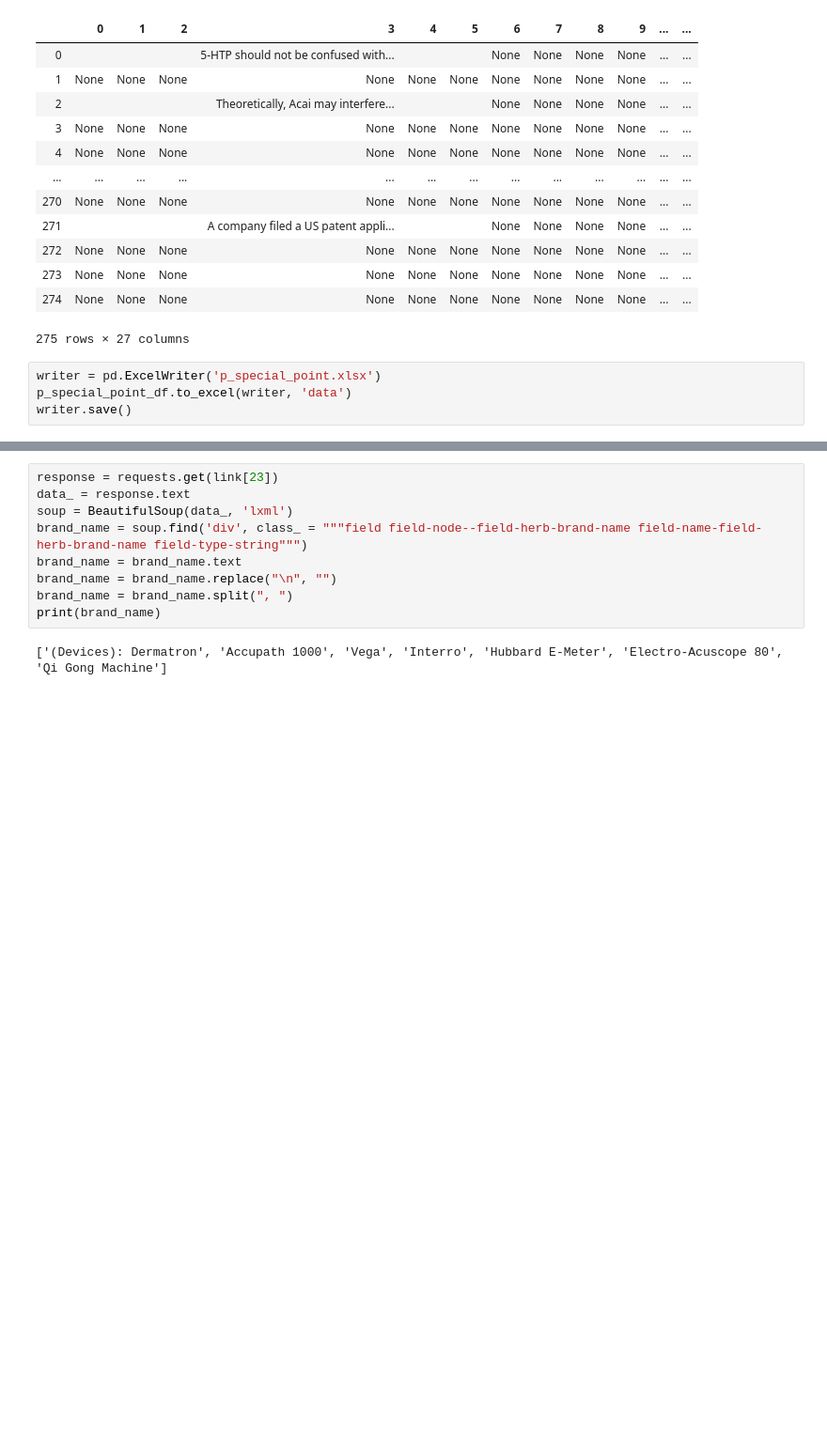
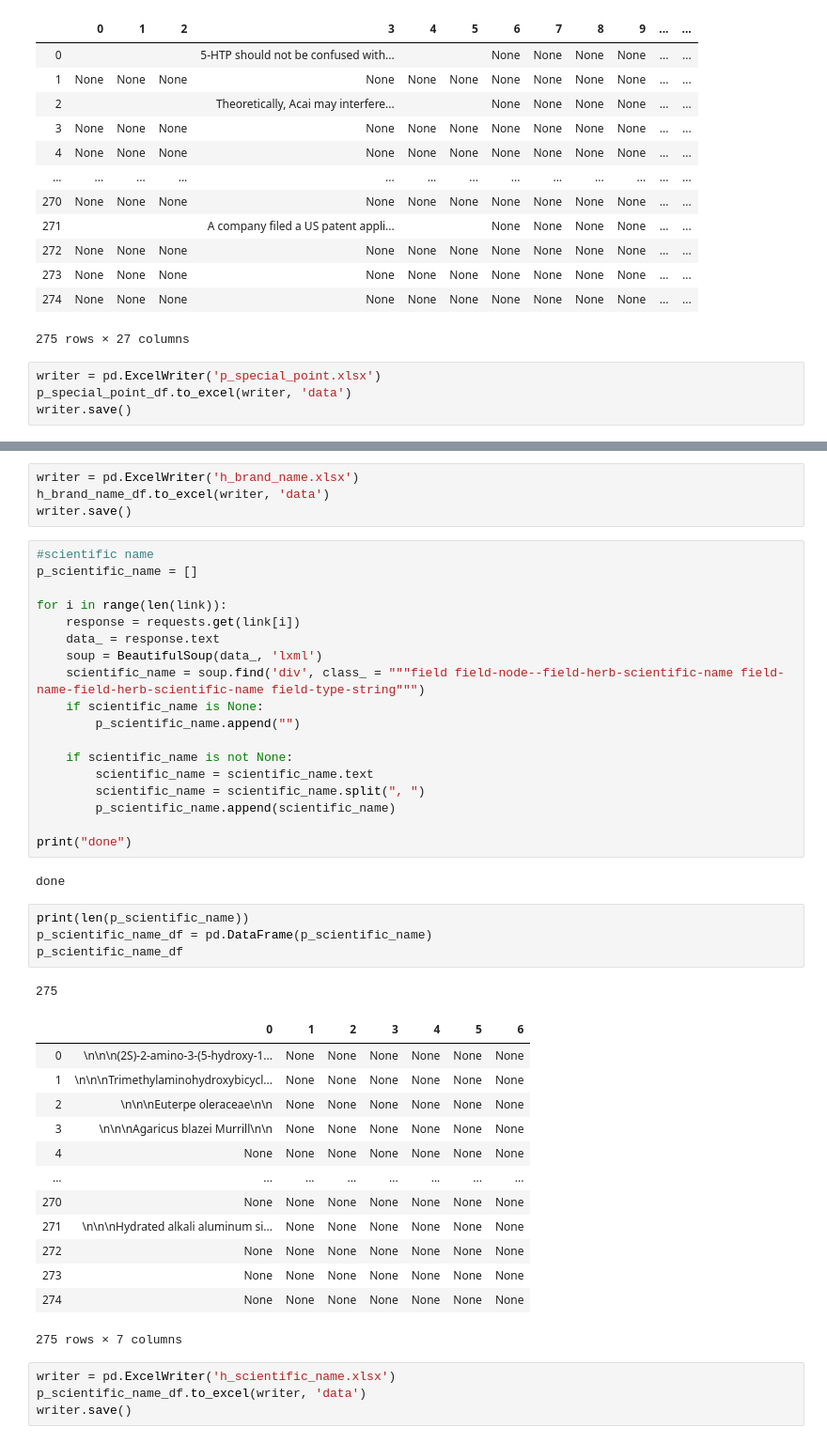
Before and after one commit to yingxuan0806/UROP-OncoRx, a Jupyter notebook: Data/About Herbs/scraper.ipynb, the cells around one changed output, grey strips where cells are left out. Shown: that part at 94% size. Cells and saved outputs as stored; diff of their text form; blank space fills up the shorter version.

```diff
--- a/Data/About Herbs/scraper.ipynb
+++ b/Data/About Herbs/scraper.ipynb
@@ -935,11 +956,47 @@ print("done")
+# %%
+writer = pd.ExcelWriter('h_brand_name.xlsx')
+h_brand_name_df.to_excel(writer, 'data')
+writer.save()
 # %%
-response = requests.get(link[23])
-data_ = response.text
-soup = BeautifulSoup(data_, 'lxml')
-brand_name = soup.find('div', class_ = """field field-node--field-herb-brand-name field-name-field-herb-brand-name field-type-string""")
-brand_name = brand_name.text
-brand_name = brand_name.replace("\n", "")
-brand_name = brand_name.split(", ")
-print(brand_name)
+#scientific name
+p_scientific_name = []
+
+for i in range(len(link)):
+    response = requests.get(link[i])
+    data_ = response.text
+    soup = BeautifulSoup(data_, 'lxml')
+    scientific_name = soup.find('div', class_ = """field field-node--field-herb-scientific-name field-name-field-herb-scientific-name field-type-string""")
+    if scientific_name is None:
+        p_scientific_name.append("")
+
+    if scientific_name is not None:
+        scientific_name = scientific_name.text
+        scientific_name = scientific_name.split(", ")
+        p_scientific_name.append(scientific_name)
+
+print("done")
 # %% [output]
-['(Devices): Dermatron', 'Accupath 1000', 'Vega', 'Interro', 'Hubbard E-Meter', 'Electro-Acuscope 80', 'Qi Gong Machine']
+done
+# %%
+print(len(p_scientific_name))
+p_scientific_name_df = pd.DataFrame(p_scientific_name)
+p_scientific_name_df
+# %% [output]
+275
+|  | 0 | 1 | 2 | 3 | 4 | 5 | 6 |
+| 0 | \n\n\n(2S)-2-amino-3-(5-hydroxy-1... | None | None | None | None | None | None |
+| 1 | \n\n\nTrimethylaminohydroxybicycl... | None | None | None | None | None | None |
+| 2 | \n\n\nEuterpe oleraceae\n\n | None | None | None | None | None | None |
+| 3 | \n\n\nAgaricus blazei Murrill\n\n | None | None | None | None | None | None |
+| 4 | None | None | None | None | None | None | None |
+| ... | ... | ... | ... | ... | ... | ... | ... |
+| 270 | None | None | None | None | None | None | None |
+| 271 | \n\n\nHydrated alkali aluminum si... | None | None | None | None | None | None |
+| 272 | None | None | None | None | None | None | None |
+| 273 | None | None | None | None | None | None | None |
+| 274 | None | None | None | None | None | None | None |
+275 rows × 7 columns
+# %%
+writer = pd.ExcelWriter('h_scientific_name.xlsx')
+p_scientific_name_df.to_excel(writer, 'data')
+writer.save()
```
Also changed, not shown: parts of 10 cells of this notebook, 10 other files.
